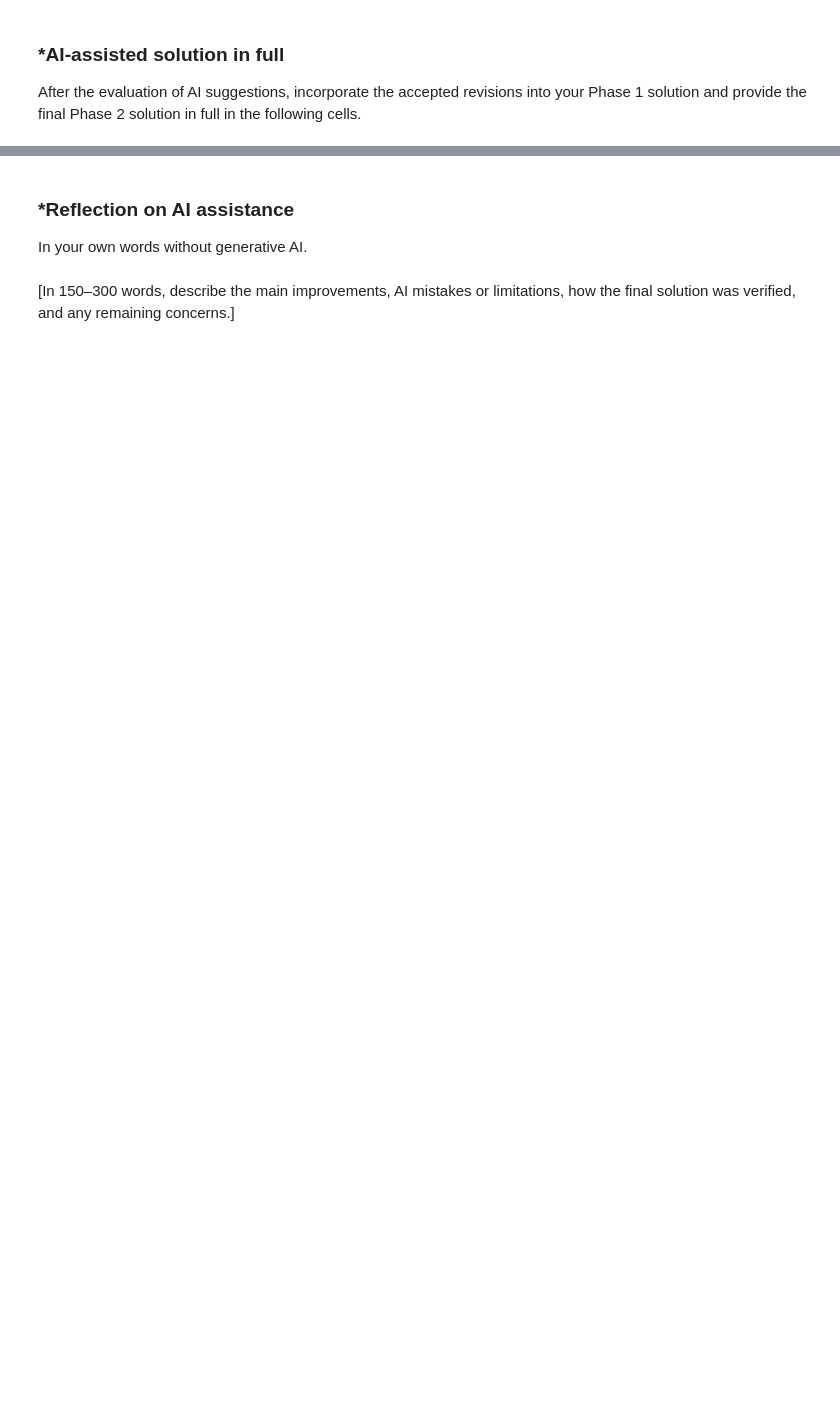
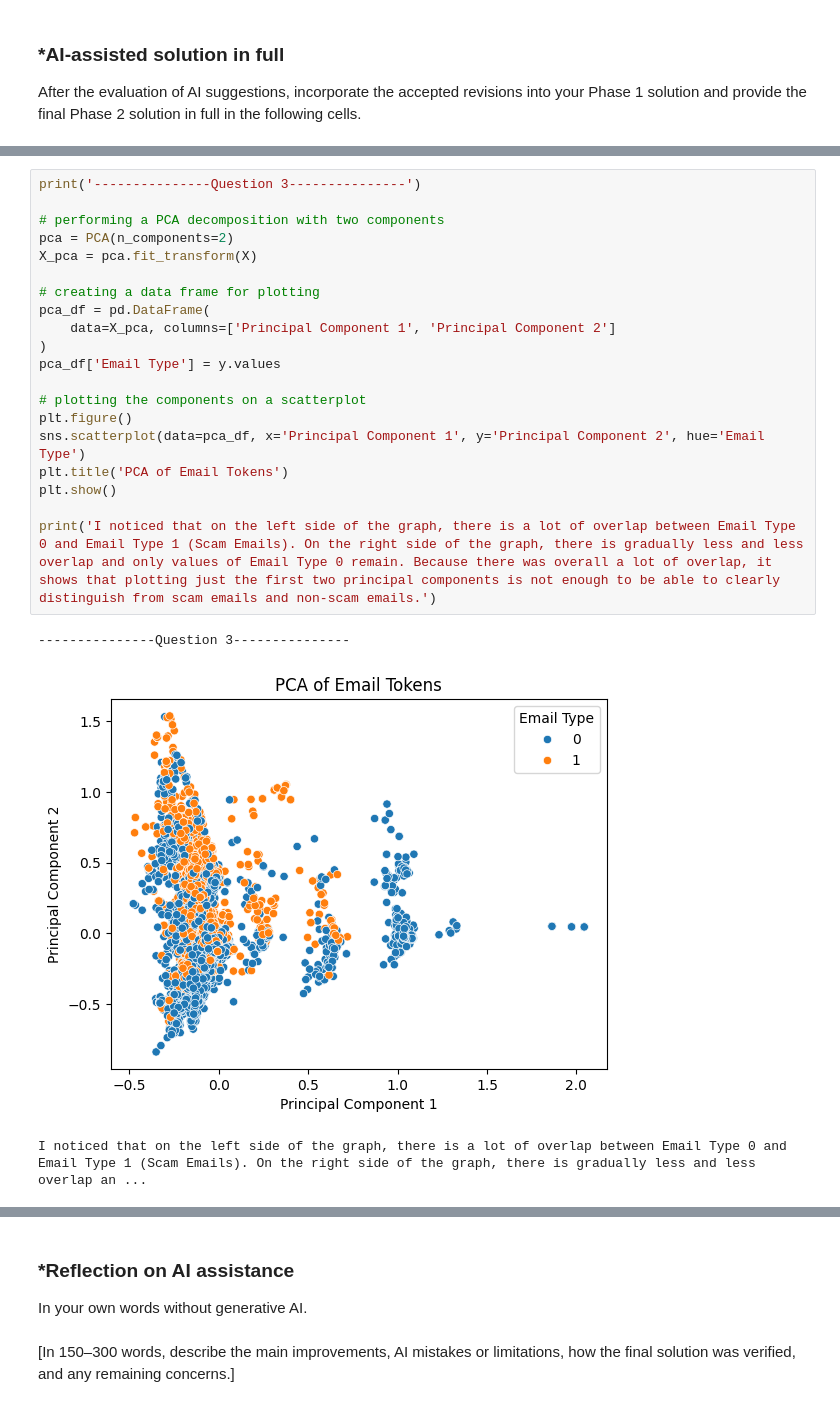
Before and after one commit to lanile200/A05-pca, a Jupyter notebook: notebook.ipynb, the cells around one changed output, grey strips where cells are left out. Cells and saved outputs as stored; diff of their text form; blank space fills up the shorter version.

```diff
--- a/notebook.ipynb
+++ b/notebook.ipynb
@@ -230,0 +321,24 @@ After the evaluation of AI suggestions, incorporate the accepted revisions into
+# %%
+print('---------------Question 3---------------')
+
+# performing a PCA decomposition with two components
+pca = PCA(n_components=2)
+X_pca = pca.fit_transform(X)
+
+# creating a data frame for plotting
+pca_df = pd.DataFrame(
+    data=X_pca, columns=['Principal Component 1', 'Principal Component 2']
+)
+pca_df['Email Type'] = y.values
+
+# plotting the components on a scatterplot
+plt.figure()
+sns.scatterplot(data=pca_df, x='Principal Component 1', y='Principal Component 2', hue='Email Type')
+plt.title('PCA of Email Tokens')
+plt.show()
+
+print('I noticed that on the left side of the graph, there is a lot of overlap between Email Type 0 and Email Type 1 (Scam Emails). On the right side of the graph, there is gradually less and less overlap and only values of Email Type 0 remain. Because there was overall a lot of overlap, it shows that plotting just the first two principal components is not enough to be able to clearly distinguish from scam emails and non-scam emails.')
+# %% [output]
+---------------Question 3---------------
+[figure, added]
+I noticed that on the left side of the graph, there is a lot of overlap between Email Type 0 and Email Type 1 (Scam Emails). On the right side of the graph, there is gradually less and less overlap an ...
```
Also changed, not shown: parts of 15 cells of this notebook.
